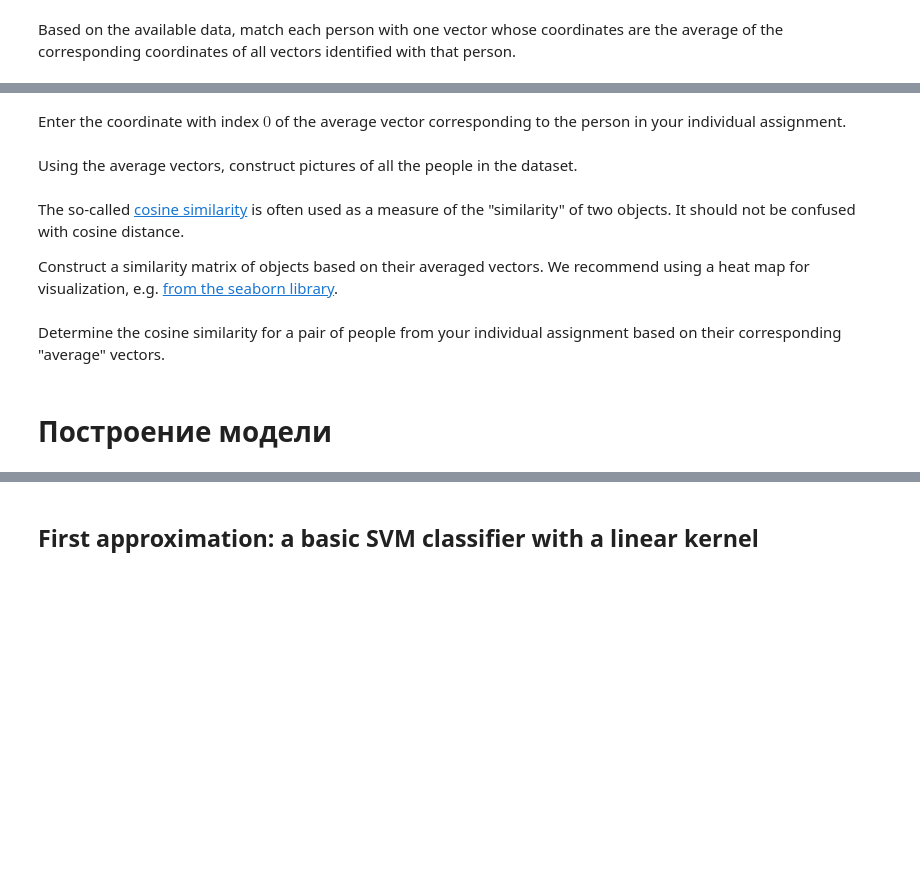
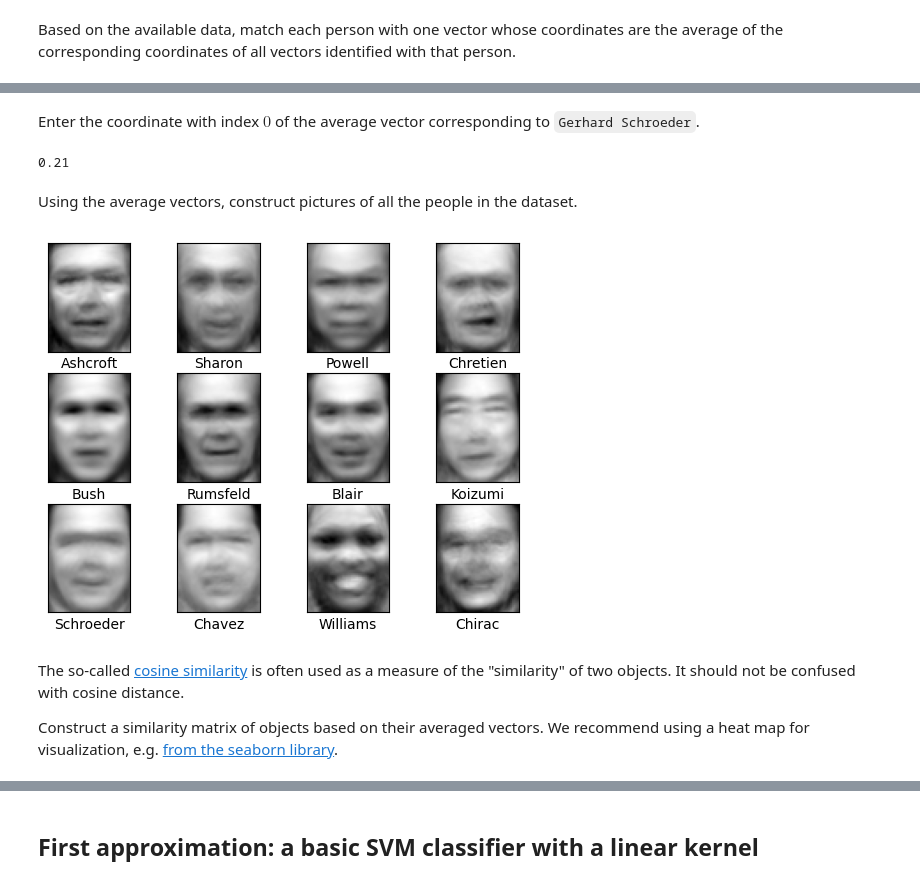
Before and after one commit to tutsilianna/Introduction_to_ML_and_Advanced_ML_Python, a Jupyter notebook: Support Vector Machine (SVM)/Support_Vector_Machine_(SVM)_|_Exercise_6.ipynb, the cells around one changed output, grey strips where cells are left out. Cells and saved outputs as stored; diff of their text form; code cells hidden in the pictures; blank space fills up the shorter version.

```diff
--- a/Support Vector Machine (SVM)/Support_Vector_Machine_(SVM)_|_Exercise_6.ipynb
+++ b/Support Vector Machine (SVM)/Support_Vector_Machine_(SVM)_|_Exercise_6.ipynb
@@ -73,0 +119,16 @@ Based on the available data, match each person with one vector whose coordinates
+# %%
+persons = list(df['label'].unique())
+# %%
+import numpy as np
+
+vector_a = {}
+
+for person in persons:
+    coord = []
+    for column in df.columns:
+        if column != 'label':
+            coord.append(np.average(df.loc[df['label'] == person,column]))
+    vector_a[person] = coord
+
+data = pd.DataFrame(data=vector_a)
+data
@@ -74,2 +149,2 @@ Based on the available data, match each person with one vector whose coordinates
 # %% [markdown]
-Enter the coordinate with index $0$ of the average vector corresponding to the person in your individual assignment.
+Enter the coordinate with index $0$ of the average vector corresponding to `Gerhard Schroeder`.
@@ -78,2 +151,6 @@ Enter the coordinate with index $0$ of the average vector corresponding to the p
+# %%
+round(data['Gerhard Schroeder'][0], 3)
+# %% [output]
+0.21
 # %% [markdown]
 Using the average vectors, construct pictures of all the people in the dataset.
@@ -82,3 +157,20 @@ Using the average vectors, construct pictures of all the people in the dataset.
+# %%
+data1 = data.copy(deep=True)
+
+data = data.T
+
+data['label'] = list(data.index)
+data.index = np.arange(len(data))
+# %%
+fig, ax = plt.subplots(3, 4)
+for i, axi in enumerate(ax.flat):
+    img, lbl = get_img_by_row(data.iloc[i])
+    axi.imshow(img, cmap='gray')
+    axi.set(xticks=[], yticks=[],
+            xlabel=lbl.split()[-1])
+plt.savefig('persons_pics_img_for_description.png', dpi = 300, bbox_inches='tight')
+# %% [output]
+[figure, added]
 # %% [markdown]
 The so-called [cosine similarity](https://en.wikipedia.org/wiki/Cosine_similarity) is often used as a measure of the "similarity" of two objects. It should not be confused with cosine distance.
 
@@ -88,2 +177,0 @@ Construct a similarity matrix of objects based on their averaged vectors. We rec
-# %% [markdown]
-Determine the cosine similarity for a pair of people from your individual assignment based on their corresponding "average" vectors.
@@ -92,2 +177,0 @@ Determine the cosine similarity for a pair of people from your individual assign
-# %% [markdown]
-# Построение модели
```
Also changed, not shown: parts of 53 cells of this notebook.
